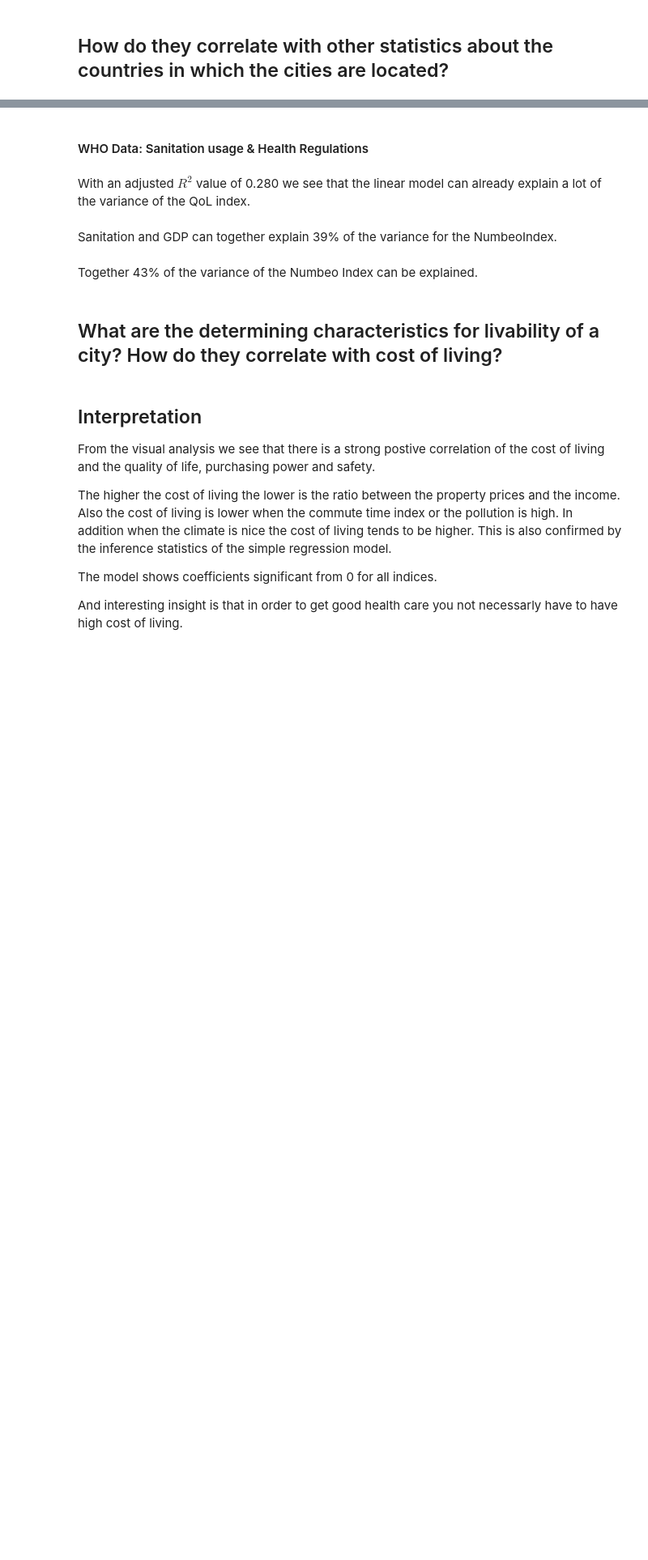
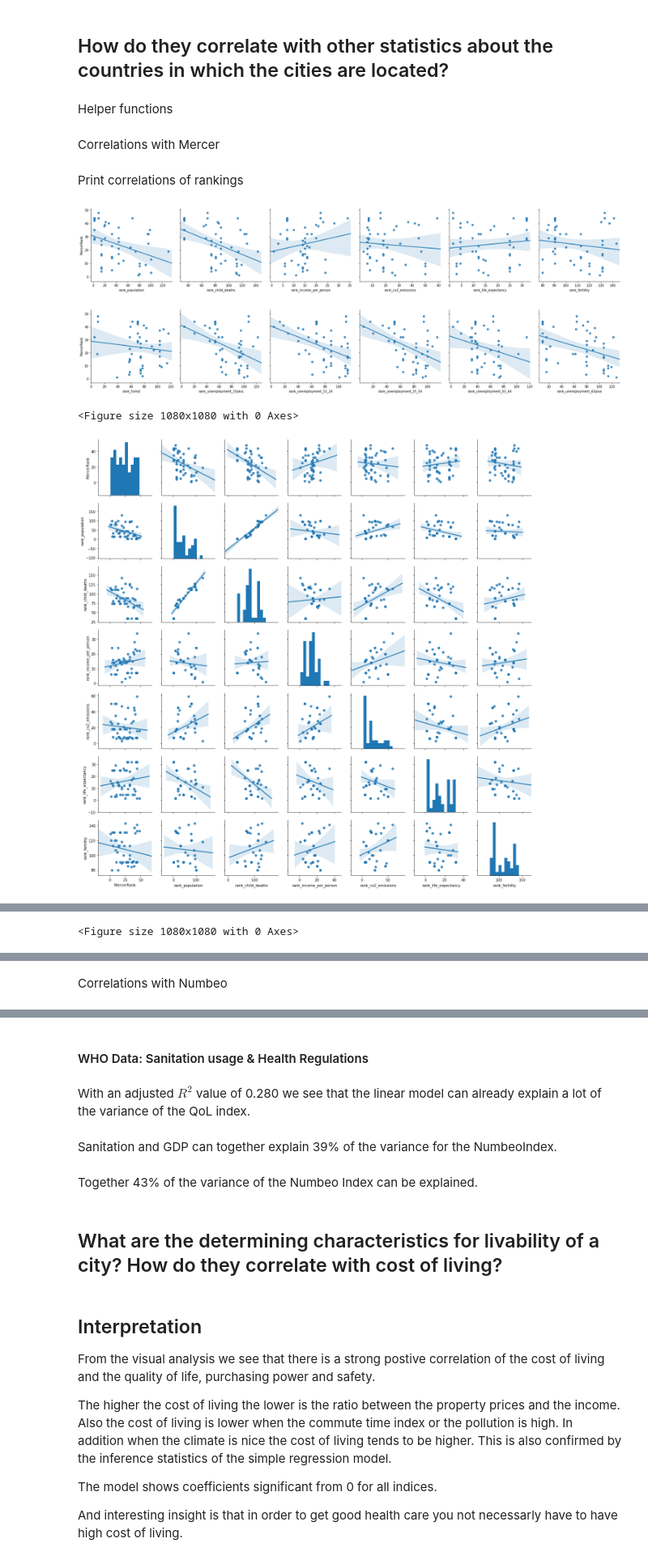
Before and after one commit to helmuthb/data-oriented-programming, a Jupyter notebook: Numbeo.ipynb, the cells around one changed output, grey strips where cells are left out. Shown at 81% size. Cells and saved outputs as stored; diff of their text form; code cells hidden in the pictures; blank space fills up the shorter version.

Commit message:
update numbeo

```diff
--- a/Numbeo.ipynb
+++ b/Numbeo.ipynb
@@ -169,6 +169,12 @@ filled = dfGapminder.iloc[:,1:].fillna(method="ffill", axis=1).fillna(method="bf
 filled['country'] = dfGapminder.iloc[:,0]
 dfUnemployment65plus = filled.iloc[:,[-1, -7]]
 dfUnemployment65plus = dfUnemployment65plus.rename(columns={'2012': 'unemployment_65plus'})
+
+dfGapminder = pd.read_csv(r"data/gapminder_ag_lnd_frst_zs.csv",sep=",",decimal=".")
+filled = dfGapminder.iloc[:,1:].fillna(method="ffill", axis=1).fillna(method="bfill", axis=1)
+filled['country'] = dfGapminder.iloc[:,0]
+dfForest = filled.iloc[:,[-1, -6]]
+dfForest = dfForest.rename(columns={'2012': 'forest_[percent]'})
 # %%
 # merge dataset
 dfGapminder = dfPopulation.merge(dfChildDeaths, how='left', left_on='country', right_on='country')
@@ -181,6 +187,7 @@ dfGapminder = dfGapminder.merge(dfUnemployment15_24, how='left', left_on='countr
 dfGapminder = dfGapminder.merge(dfUnemployment25_54, how='left', left_on='country', right_on='country')
 dfGapminder = dfGapminder.merge(dfUnemployment55_64, how='left', left_on='country', right_on='country')
 dfGapminder = dfGapminder.merge(dfUnemployment65plus, how='left', left_on='country', right_on='country')
+dfGapminder = dfGapminder.merge(dfForest, how='left', left_on='country', right_on='country')
 
 dfGapminder = dfGapminder.dropna()
 # print(dfGapminder.shape)
@@ -198,6 +205,7 @@ dfGapminder.loc[:, 'rank_unemployment_15_24'] = dfGapminder['unemployment_15_24'
 dfGapminder.loc[:, 'rank_unemployment_25_54'] = dfGapminder['unemployment_25_54'].rank(ascending=False)
 dfGapminder.loc[:, 'rank_unemployment_55_64'] = dfGapminder['unemployment_55_64'].rank(ascending=False)
 dfGapminder.loc[:, 'rank_unemployment_65plus'] = dfGapminder['unemployment_65plus'].rank(ascending=False)
+dfGapminder.loc[:, 'rank_forest'] = dfGapminder['forest_[percent]'].rank(ascending=False)
 # %% [markdown]
 ### WHO Data Sets
 
@@ -589,2 +814,4 @@ g.fig.savefig('visuals/CorrelationOfUNAndNumbeoRanking2012.png')
 # %% [markdown]
 ## How do they correlate with other statistics about the countries in which the cities are located?
+# %% [markdown]
+Helper functions
@@ -590,0 +837,29 @@ g.fig.savefig('visuals/CorrelationOfUNAndNumbeoRanking2012.png')
+# %% [markdown]
+Correlations with Mercer
+# %%
+rank_columns = ['country', 'rank_population', 'rank_child_deaths', 'rank_income_per_person', 'rank_co2_emissions', 'rank_life_expectancy', 'rank_fertility', 'rank_unemployment_15plus', 'rank_unemployment_15_24', 'rank_unemployment_25_54', 'rank_unemployment_55_64', 'rank_unemployment_65plus', 'rank_forest']
+dfMergedMercer = dfMercer2012.merge(dfGapminder[rank_columns], how='left', left_on='Country', right_on='country')
+# print(dfMergedMercer.shape)
+dfMergedMercer.set_index('City',inplace=True)
+# dfMergedMercer
+# %% [markdown]
+Print correlations of rankings
+# %%
+g = sns.PairGrid(dfMergedMercer, y_vars=["MercerRank"], x_vars=['rank_population', 'rank_child_deaths', 'rank_income_per_person', 'rank_co2_emissions', 'rank_life_expectancy', 'rank_fertility'], height=4)
+g.map(sns.regplot)
+g = sns.PairGrid(dfMergedMercer, y_vars=["MercerRank"], x_vars=['rank_forest', 'rank_unemployment_15plus', 'rank_unemployment_15_24', 'rank_unemployment_25_54', 'rank_unemployment_55_64', 'rank_unemployment_65plus'], height=4)
+g.map(sns.regplot)
+
+# population, gdp, co2, child_deaths, life_expectency, fertility stats
+rank_columns = ['MercerRank', 'rank_population', 'rank_child_deaths', 'rank_income_per_person', 'rank_co2_emissions', 'rank_life_expectancy', 'rank_fertility']
+print_scattermatrix(dfMergedMercer.loc[:,rank_columns], "Correlation of Mercer City and Gapminder Rankings")
+print_heatmap(dfMergedMercer.loc[:,rank_columns], 'Correlation between Mercer City rank and Gapminder Rankings')
+# unemployment stats
+rank_columns = ['MercerRank', 'rank_forest', 'rank_unemployment_15plus', 'rank_unemployment_15_24', 'rank_unemployment_25_54', 'rank_unemployment_55_64', 'rank_unemployment_65plus']
+print_scattermatrix(dfMergedMercer.loc[:,rank_columns], 'Correlation between Mercer City rank and Gapminder Unemployment Rankings')
+print_heatmap(dfMergedMercer.loc[:,rank_columns], 'Correlation between Mercer City rank and Gapminder Unemployment Rankings')
+# %% [output]
+[figure, added]
+[figure, added]
+<Figure size 1080x1080 with 0 Axes>
+[figure, added]
@@ -590,0 +867 @@ g.fig.savefig('visuals/CorrelationOfUNAndNumbeoRanking2012.png')
+<Figure size 1080x1080 with 0 Axes>
@@ -590,0 +870,2 @@ g.fig.savefig('visuals/CorrelationOfUNAndNumbeoRanking2012.png')
+# %% [markdown]
+Correlations with Numbeo
```
Also changed, not shown: parts of 41 cells of this notebook.
